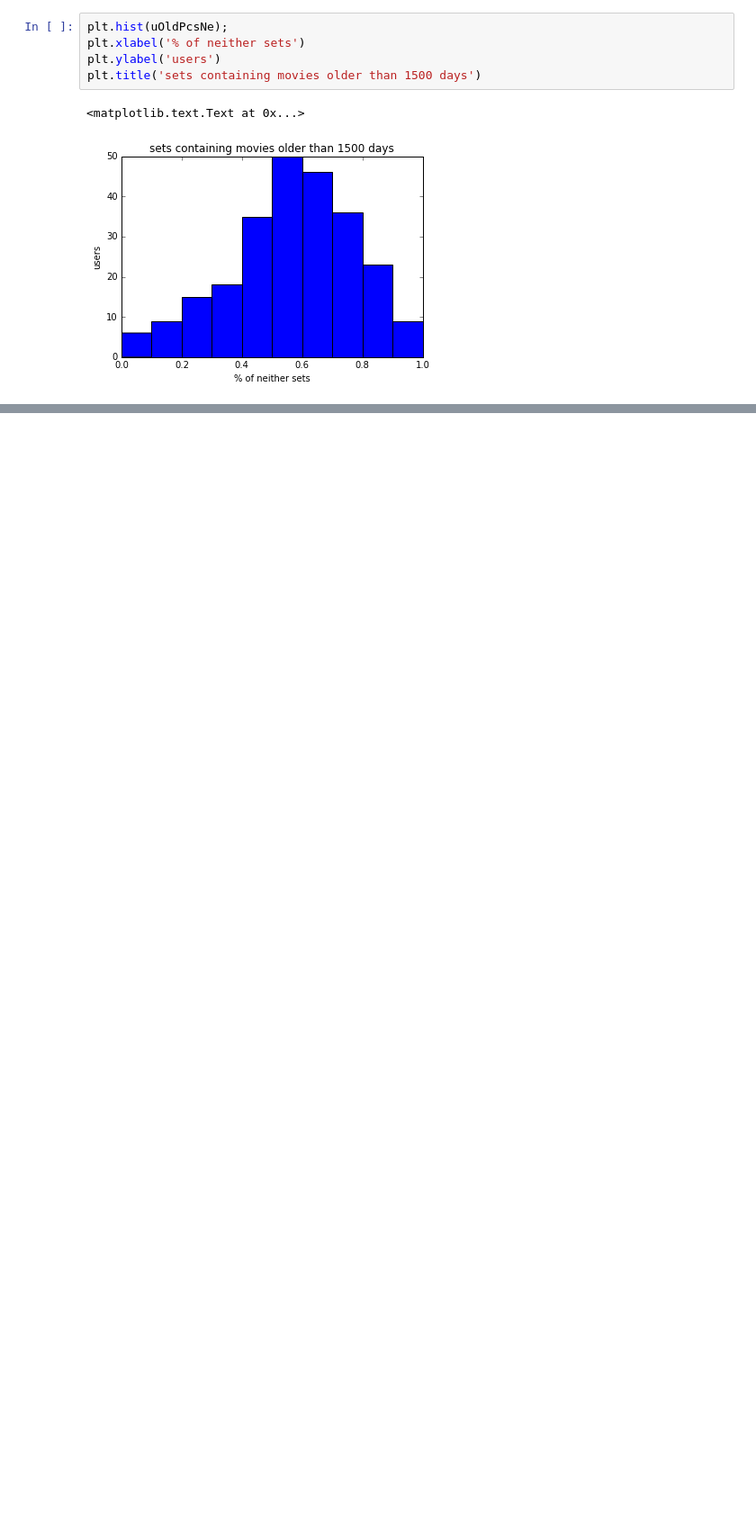
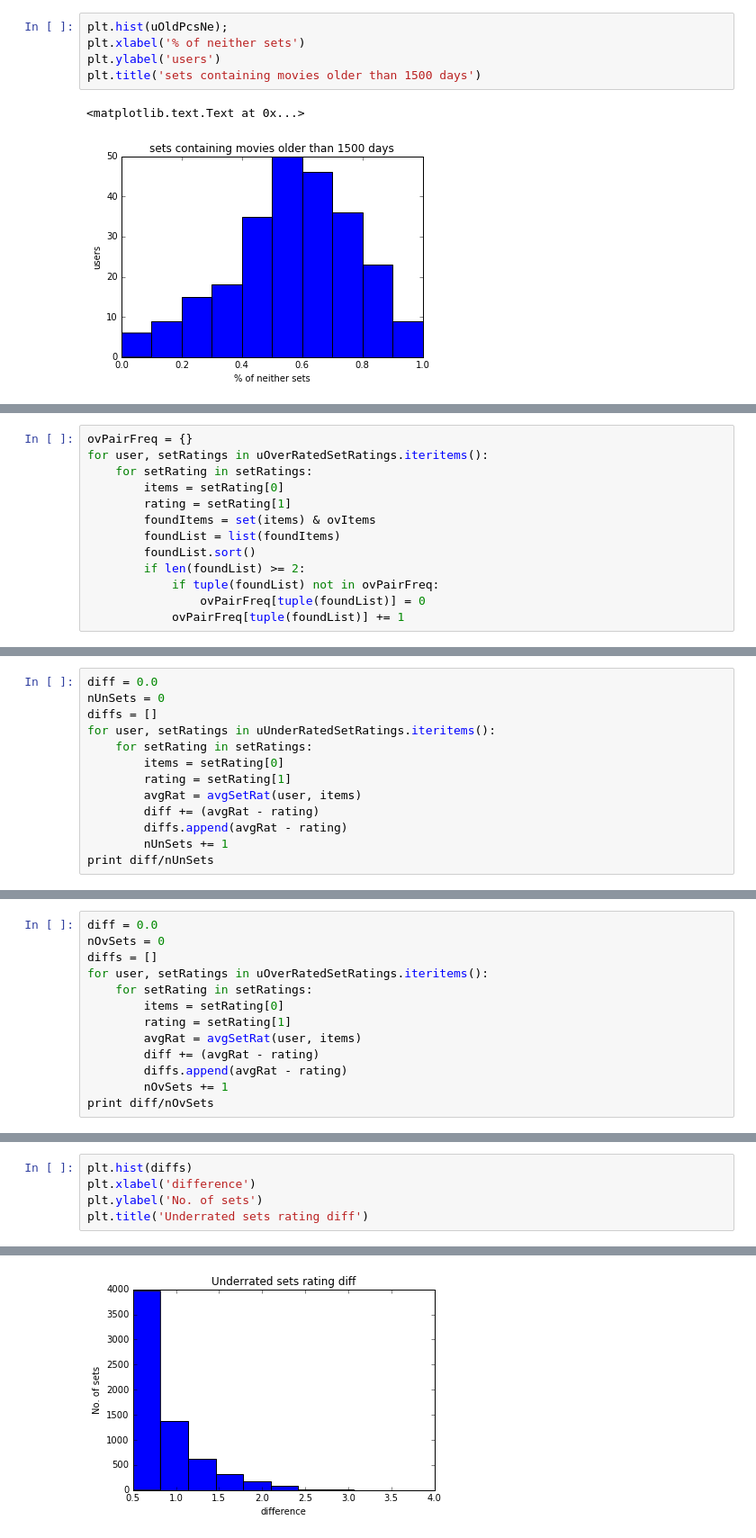
Before and after one commit to mohit-shrma/setrec, a Jupyter notebook: python/grouplens/Grouplens2.ipynb, the cells around one changed output, grey strips where cells are left out. Shown at 90% size. Saved outputs shown, nothing was run; the diff lists cells and outputs as text; blank space fills up the shorter version.

```diff
--- a/python/grouplens/Grouplens2.ipynb
+++ b/python/grouplens/Grouplens2.ipynb
@@ -903,0 +1057,13 @@ plt.title('sets containing movies older than 1500 days')
+# %%
+ovPairFreq = {}
+for user, setRatings in uOverRatedSetRatings.iteritems():
+    for setRating in setRatings:
+        items = setRating[0]
+        rating = setRating[1]
+        foundItems = set(items) & ovItems
+        foundList = list(foundItems)
+        foundList.sort()
+        if len(foundList) >= 2:
+            if tuple(foundList) not in ovPairFreq:
+                ovPairFreq[tuple(foundList)] = 0
+            ovPairFreq[tuple(foundList)] += 1
@@ -903,0 +1074,13 @@ plt.title('sets containing movies older than 1500 days')
+# %%
+diff = 0.0
+nUnSets = 0
+diffs = []
+for user, setRatings in uUnderRatedSetRatings.iteritems():
+    for setRating in setRatings:
+        items = setRating[0]
+        rating = setRating[1]
+        avgRat = avgSetRat(user, items)
+        diff += (avgRat - rating)
+        diffs.append(avgRat - rating)
+        nUnSets += 1
+print diff/nUnSets
@@ -903,0 +1089,13 @@ plt.title('sets containing movies older than 1500 days')
+# %%
+diff = 0.0
+nOvSets = 0
+diffs = []
+for user, setRatings in uOverRatedSetRatings.iteritems():
+    for setRating in setRatings:
+        items = setRating[0]
+        rating = setRating[1]
+        avgRat = avgSetRat(user, items)
+        diff += (avgRat - rating)
+        diffs.append(avgRat - rating)
+        nOvSets += 1
+print diff/nOvSets
@@ -903,0 +1104,6 @@ plt.title('sets containing movies older than 1500 days')
+# %%
+plt.hist(diffs)
+plt.xlabel('difference')
+plt.ylabel('No. of sets')
+plt.title('Underrated sets rating diff')
+# %% [output]
@@ -903,0 +1111 @@ plt.title('sets containing movies older than 1500 days')
+[figure, added]
```
Also changed, not shown: parts of 64 cells of this notebook.
